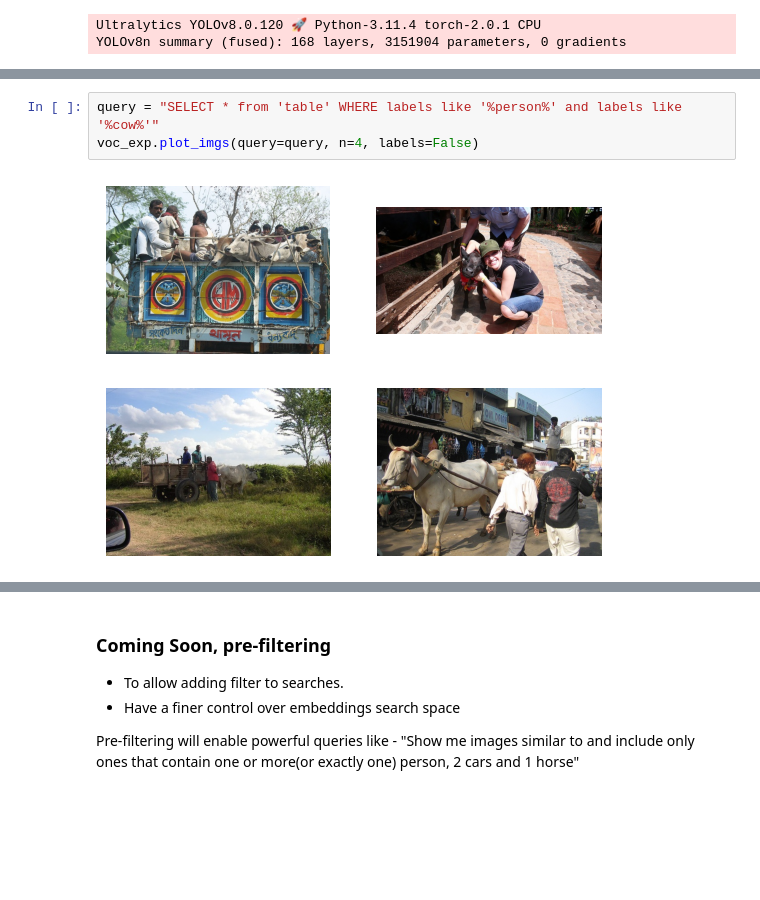
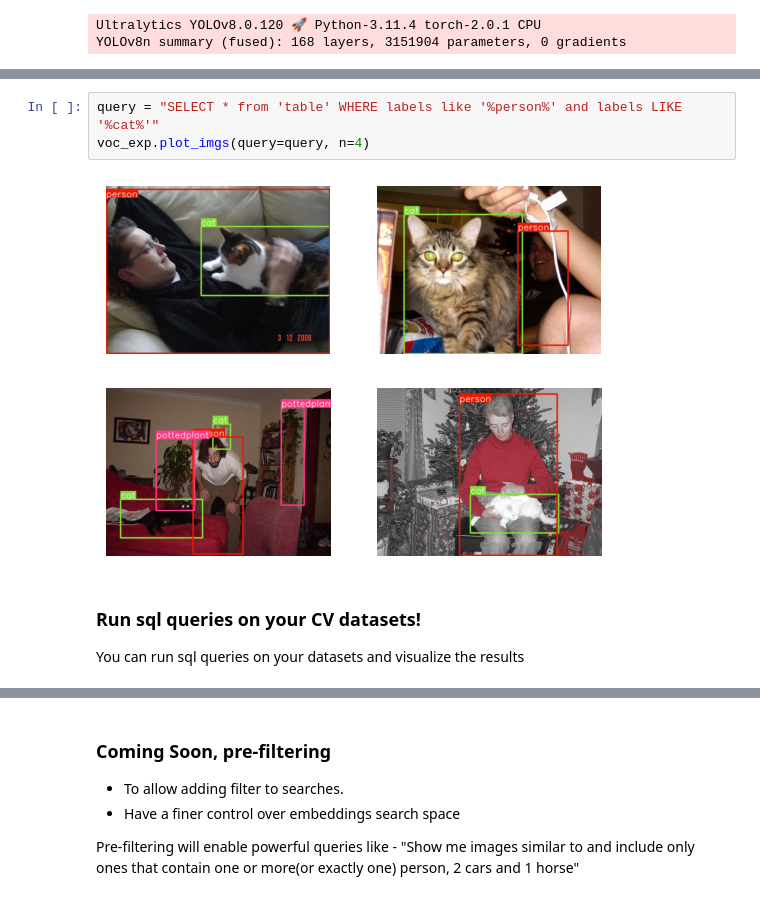
Before and after one commit to lancedb/yoloexplorer, a Jupyter notebook: examples/intro.ipynb, the cells around one changed output, grey strips where cells are left out. Saved outputs shown, nothing was run; the diff lists cells and outputs as text; blank space fills up the shorter version.

```diff
--- a/examples/intro.ipynb
+++ b/examples/intro.ipynb
@@ -36,5 +30,8 @@ vector: fixed_size_list<item: float>[1024]
 # %%
-query = "SELECT * from 'table' WHERE labels like '%person%' and labels like '%cow%'"
-voc_exp.plot_imgs(query=query, n=4, labels=False)
+query = "SELECT * from 'table' WHERE labels like '%person%' and labels LIKE '%cat%'"
+voc_exp.plot_imgs(query=query, n=4)
 # %% [output]
-[figure, old version]
+[figure, new version]
+# %% [markdown]
+### Run sql queries on your CV datasets!
+You can run sql queries on your datasets and visualize the results
```
Also changed, not shown: parts of 16 cells of this notebook, 1 other file.
